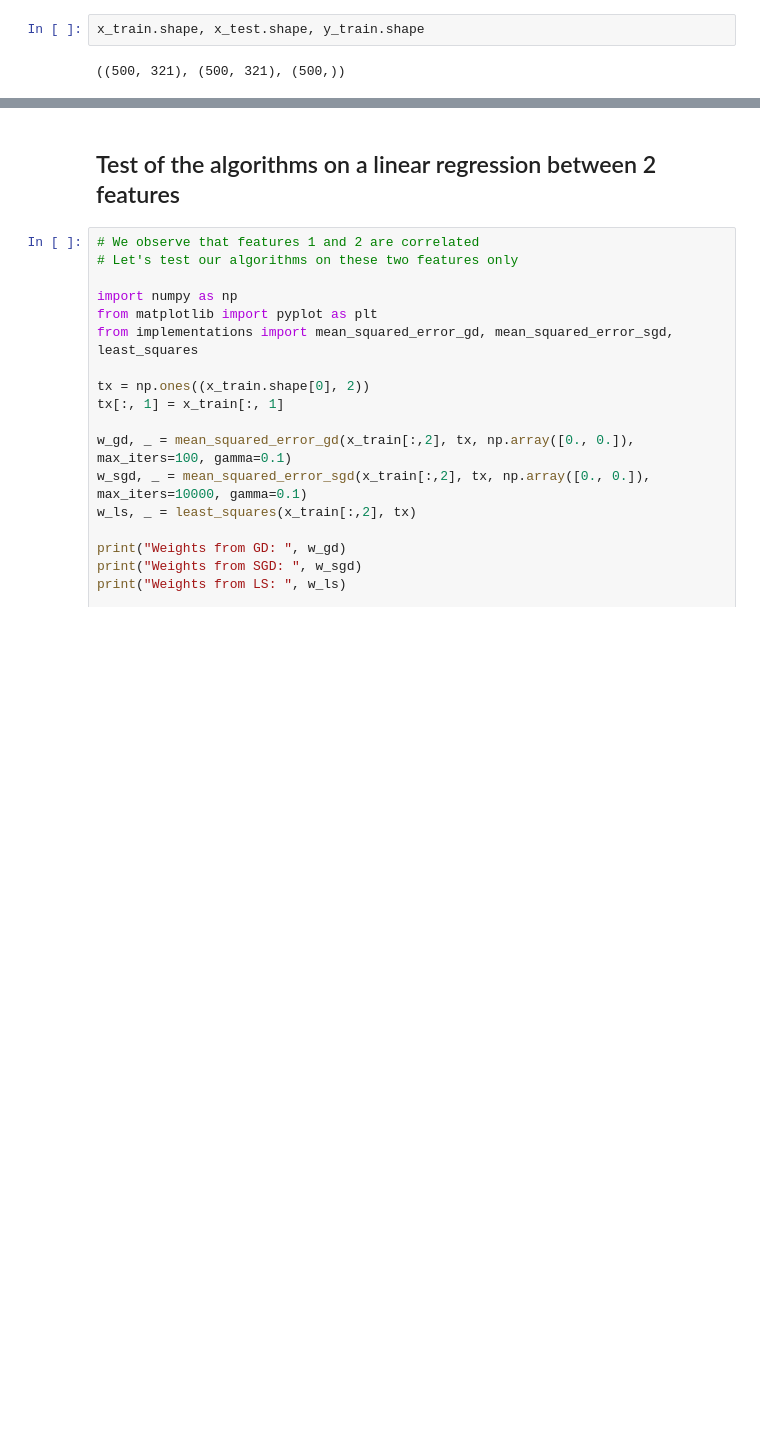
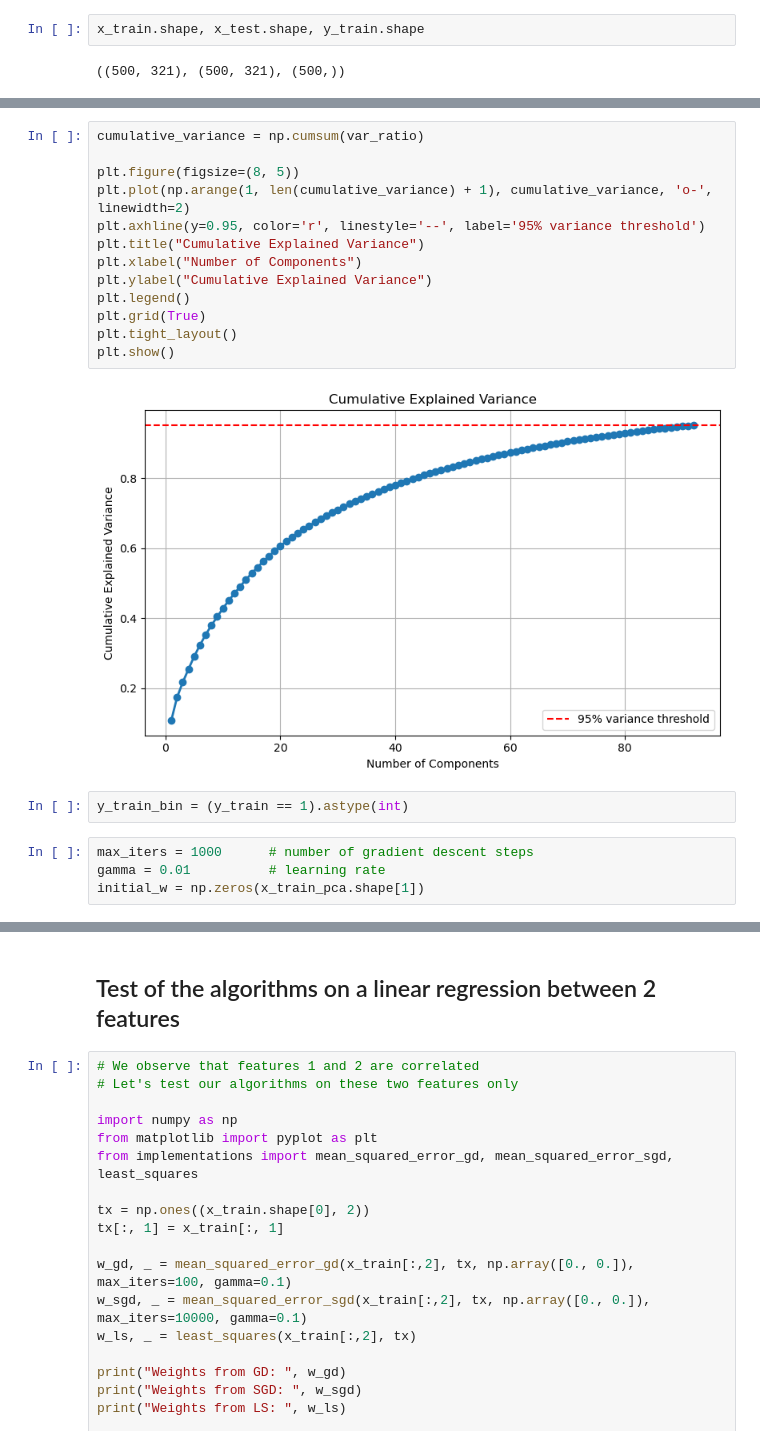
Before and after one commit to nathanmutin/MilaLyon, a Jupyter notebook: run.ipynb, the cells around one changed output, grey strips where cells are left out. Drawn from its saved outputs; the diff is of its cells as text; blank space fills up the shorter version.

```diff
--- a/run.ipynb
+++ b/run.ipynb
@@ -42,0 +204,21 @@ train_columns
+# %%
+cumulative_variance = np.cumsum(var_ratio)
+
+plt.figure(figsize=(8, 5))
+plt.plot(np.arange(1, len(cumulative_variance) + 1), cumulative_variance, 'o-', linewidth=2)
+plt.axhline(y=0.95, color='r', linestyle='--', label='95% variance threshold')
+plt.title("Cumulative Explained Variance")
+plt.xlabel("Number of Components")
+plt.ylabel("Cumulative Explained Variance")
+plt.legend()
+plt.grid(True)
+plt.tight_layout()
+plt.show()
+# %% [output]
+[figure, added]
+# %%
+y_train_bin = (y_train == 1).astype(int)
+# %%
+max_iters = 1000      # number of gradient descent steps
+gamma = 0.01          # learning rate
+initial_w = np.zeros(x_train_pca.shape[1])
```
Also changed, not shown: parts of 20 cells of this notebook, 2 other files.
